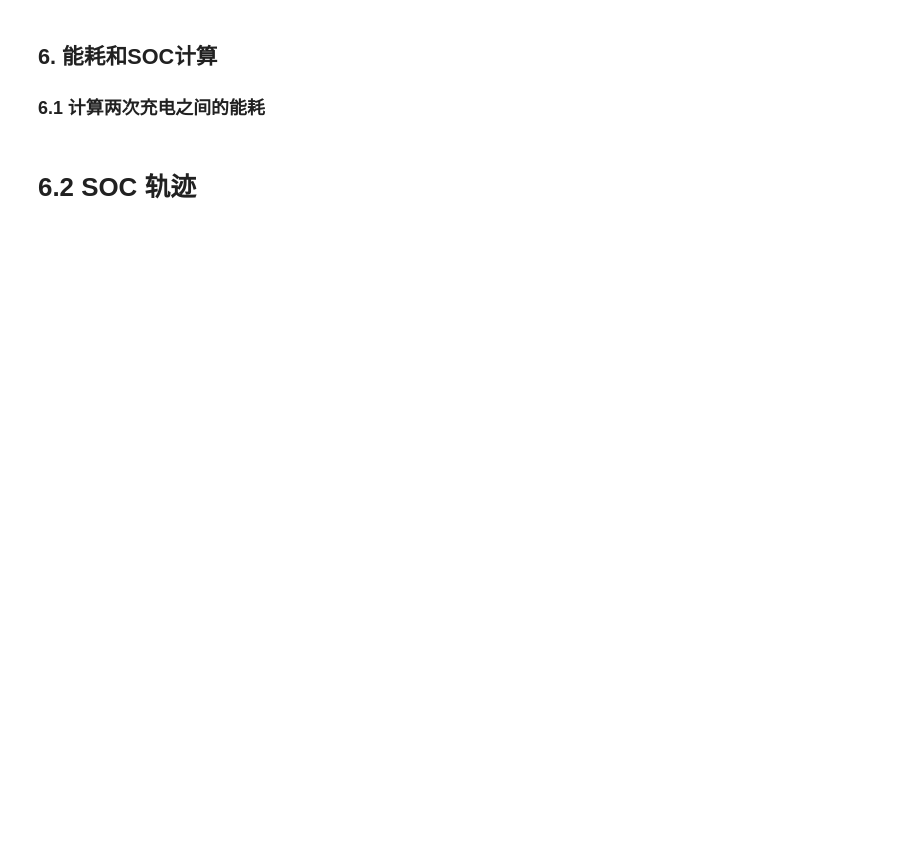
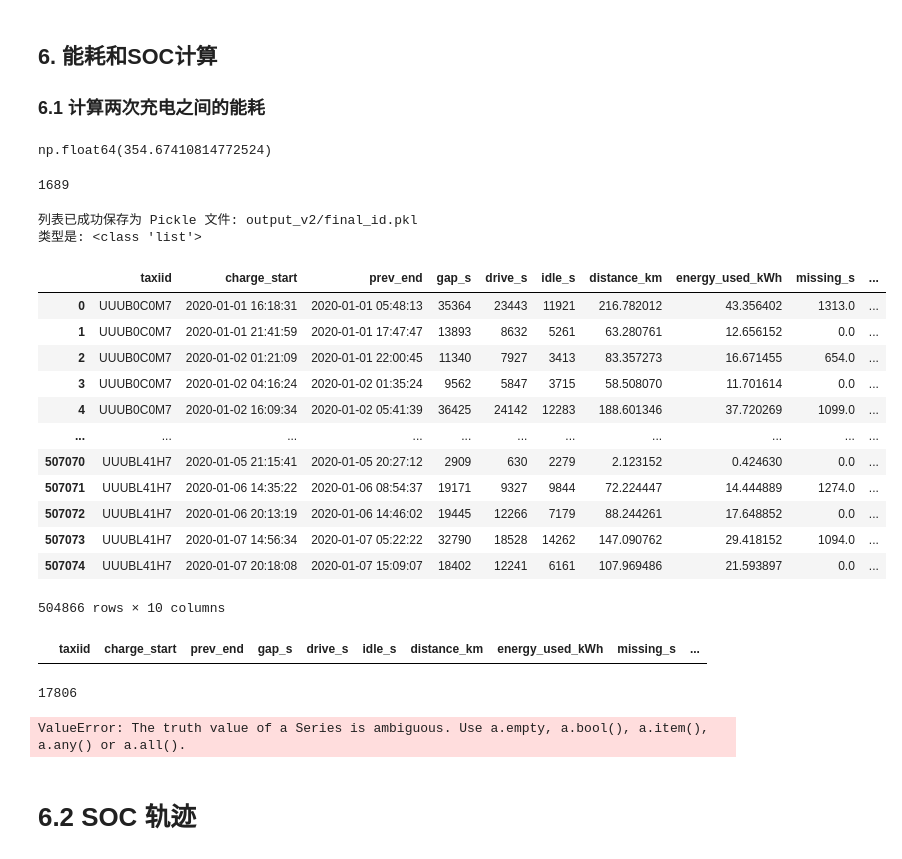
Before and after one commit to 762040835/taxi_Shenzhen, a Jupyter notebook: charging anay_v2.ipynb, the cells around one changed output. Cells and saved outputs as stored; diff of their text form; code cells hidden in the pictures; blank space fills up the shorter version.

```diff
--- a/charging anay_v2.ipynb
+++ b/charging anay_v2.ipynb
@@ -1575,4 +1300,6 @@ if not energy_gap_df.empty:
     if len(energy_gap_df[energy_gap_df['charge_type'] == 'private_gap']) > 0:
         print(f"\n私人充电间隔的平均能耗: {energy_gap_df[energy_gap_df['charge_type'] == 'private_gap']['energy_used_kWh'].mean():.2f} kWh")
         print(f"私人充电间隔的平均距离: {energy_gap_df[energy_gap_df['charge_type'] == 'private_gap']['distance_km'].mean():.2f} km")
+# %%
+energy_gap_df=pd.read_parquet(ENERGY_GAP_FILE)
 # %%
@@ -1580,3 +1307,10 @@ idx = energy_gap_df['energy_used_kWh'] >75
 energy_gap_df2 = energy_gap_df.loc[idx]
 # %%
-energy_gap_df2
+energy_gap_df2['energy_used_kWh'].max()
+# %% [output]
+np.float64(354.67410814772524)
+# %%
+quitids = energy_gap_df2['taxiid'].unique().tolist()
+len(quitids)
+# %% [output]
+1689
@@ -1583,3 +1319,50 @@ energy_gap_df2
+# %%
+import pickle
+pickle_path = f'{OUTPUT_DIR}/final_id.pkl'
+with open(pickle_path, 'wb') as f:  # 注意是 'wb' (write binary)
+    # 使用 pickle.dump() 将列表写入文件
+    pickle.dump(new_list, f)
+
+print(f"列表已成功保存为 Pickle 文件: {pickle_path}")
+
+
+# --- 如何读回 list ---
+with open(pickle_path, 'rb') as f:  # 注意是 'rb' (read binary)
+    # 使用 pickle.load() 从文件读回列表
+    loaded_list = pickle.load(f)
+print("类型是:", type(loaded_list))
+# %% [output]
+列表已成功保存为 Pickle 文件: output_v2/final_id.pkl
+类型是: <class 'list'>
+# %%
+energy_gap_df3 = energy_gap_df.loc[~idx]
+energy_gap_df3
+# %% [output]
+|  | taxiid | charge_start | prev_end | gap_s | drive_s | idle_s | distance_km | energy_used_kWh | missing_s | ... |
+| 0 | UUUB0C0M7 | 2020-01-01 16:18:31 | 2020-01-01 05:48:13 | 35364 | 23443 | 11921 | 216.782012 | 43.356402 | 1313.0 | ... |
+| 1 | UUUB0C0M7 | 2020-01-01 21:41:59 | 2020-01-01 17:47:47 | 13893 | 8632 | 5261 | 63.280761 | 12.656152 | 0.0 | ... |
+| 2 | UUUB0C0M7 | 2020-01-02 01:21:09 | 2020-01-01 22:00:45 | 11340 | 7927 | 3413 | 83.357273 | 16.671455 | 654.0 | ... |
+| 3 | UUUB0C0M7 | 2020-01-02 04:16:24 | 2020-01-02 01:35:24 | 9562 | 5847 | 3715 | 58.508070 | 11.701614 | 0.0 | ... |
+| 4 | UUUB0C0M7 | 2020-01-02 16:09:34 | 2020-01-02 05:41:39 | 36425 | 24142 | 12283 | 188.601346 | 37.720269 | 1099.0 | ... |
+| ... | ... | ... | ... | ... | ... | ... | ... | ... | ... | ... |
+| 507070 | UUUBL41H7 | 2020-01-05 21:15:41 | 2020-01-05 20:27:12 | 2909 | 630 | 2279 | 2.123152 | 0.424630 | 0.0 | ... |
+| 507071 | UUUBL41H7 | 2020-01-06 14:35:22 | 2020-01-06 08:54:37 | 19171 | 9327 | 9844 | 72.224447 | 14.444889 | 1274.0 | ... |
+| 507072 | UUUBL41H7 | 2020-01-06 20:13:19 | 2020-01-06 14:46:02 | 19445 | 12266 | 7179 | 88.244261 | 17.648852 | 0.0 | ... |
+| 507073 | UUUBL41H7 | 2020-01-07 14:56:34 | 2020-01-07 05:22:22 | 32790 | 18528 | 14262 | 147.090762 | 29.418152 | 1094.0 | ... |
+| 507074 | UUUBL41H7 | 2020-01-07 20:18:08 | 2020-01-07 15:09:07 | 18402 | 12241 | 6161 | 107.969486 | 21.593897 | 0.0 | ... |
+504866 rows × 10 columns
+# %%
+energy_gap_df3[energy_gap_df3['energy_used_kWh'] >79.5]
+# %% [output]
+|  | taxiid | charge_start | prev_end | gap_s | drive_s | idle_s | distance_km | energy_used_kWh | missing_s | ... |
+# %%
+len(loaded_list)
+# %% [output]
+17806
+# %%
+idxnew = energy_gap_df['taxiid']  in loaded_list
+# %% [output]
+ValueError: The truth value of a Series is ambiguous. Use a.empty, a.bool(), a.item(), a.any() or a.all().
 # %% [markdown]
 # 6.2 SOC 轨迹
 # %%
```
Also changed, not shown: parts of 41 cells of this notebook, 2 other files.
